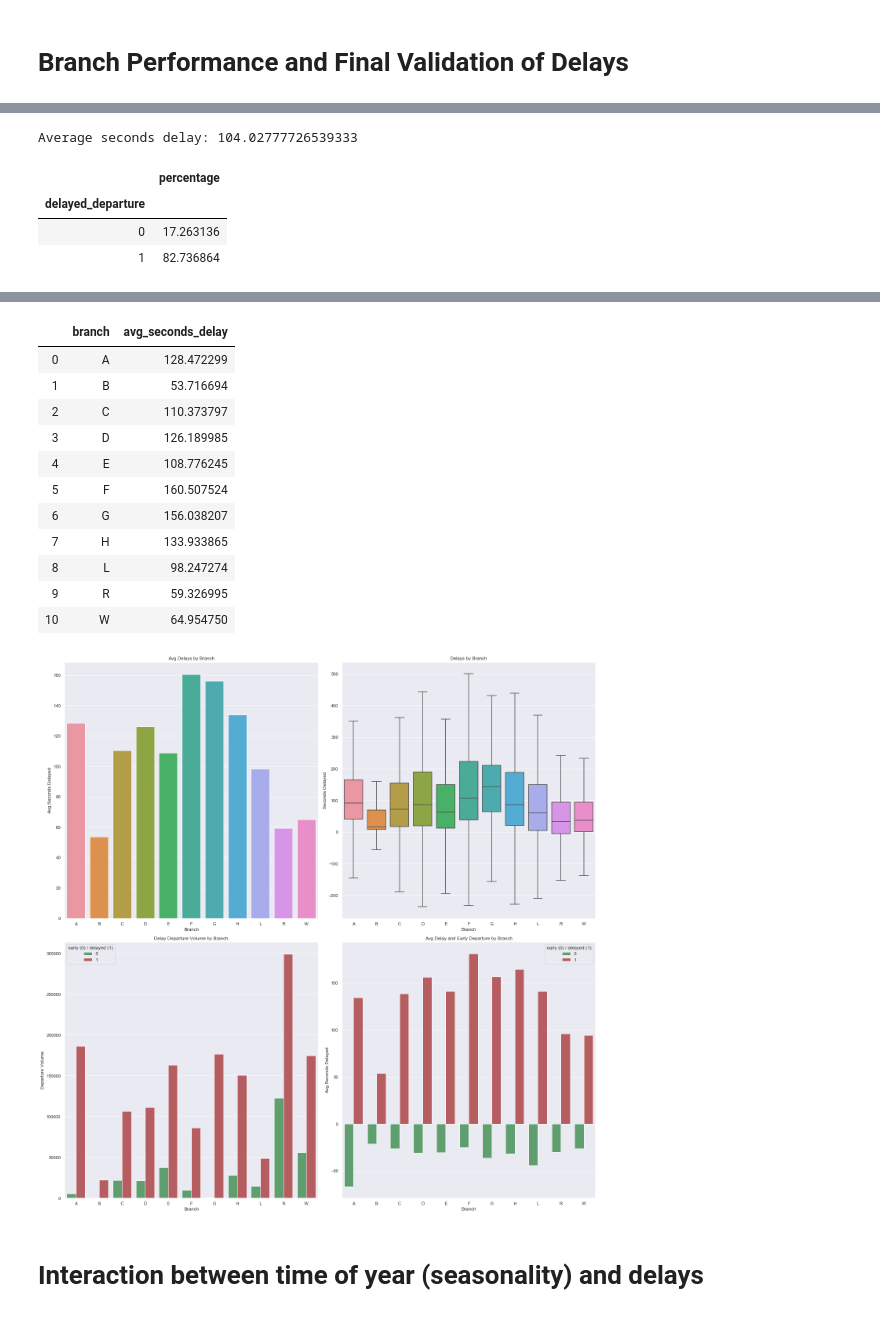
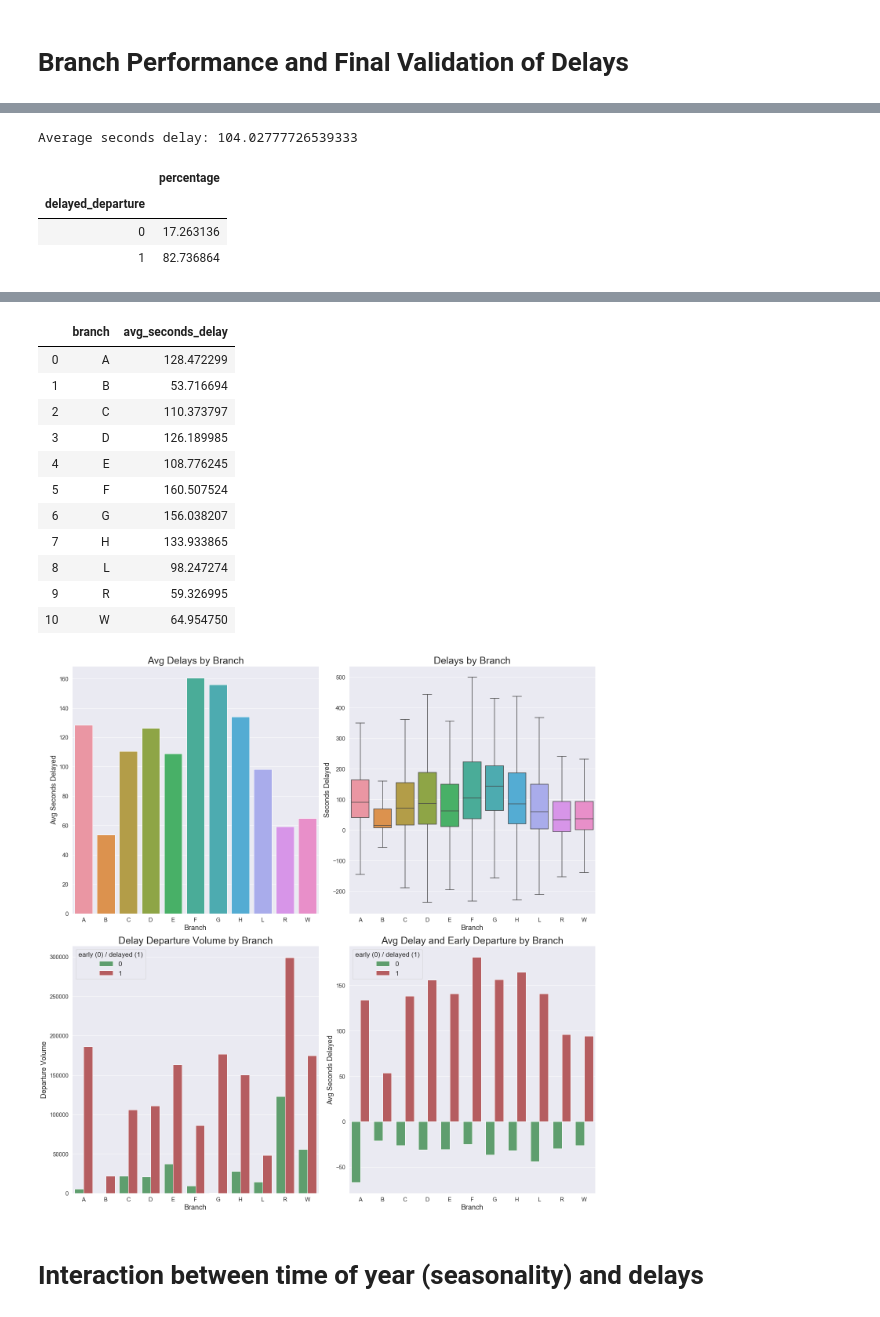
Before and after one commit to jasonsum/Springboard, a Jupyter notebook: Capstone1_RTD/RTD_Analysis.ipynb, the cells around one changed output, grey strips where cells are left out. Drawn from its saved outputs; the diff is of its cells as text; code cells hidden in the pictures.

```diff
--- a/Capstone1_RTD/RTD_Analysis.ipynb
+++ b/Capstone1_RTD/RTD_Analysis.ipynb
@@ -9,3 +10,13 @@ import scipy.stats as stats
+# %%
+params = {'legend.fontsize': 'x-large',
+         'axes.labelsize': 18,
+         'axes.titlesize':'large',
+         'xtick.labelsize':'large',
+         'ytick.labelsize':'large',
+         'legend.title_fontsize': 'x-large'
+ #        'figure.titlesize':'xx-large'
+         }
+pylab.rcParams.update(params)
 # %%
 # loading files
 file1_locations = 'Jan20 Rail Stops and Geocoded Locations.txt'
@@ -762,7 +773,8 @@ delays = trains_games[['BRANCH',
                         'FREE_RUNNING',
                         'STOPNAME',
                         'DEPARTURE_DELAY',
-                        'DELAYED_FLG',]].sort_values('BRANCH')
+                        'DELAYED_FLG',
+                        'TIME_PERIOD']].sort_values('BRANCH')
 # %%
 # Verify possible outliers of above 4000 seconds delayed and below -1000 seconds delayed
 display(trains_games[['BRANCH',
@@ -833,7 +845,7 @@ sns.barplot(x='branch',
              y='avg_seconds_delay',
              data = branch_mean_delay)
 plt.ylabel('Avg Seconds Delayed')
-plt.title('Avg Delays by Branch')
+plt.title('Avg Delays by Branch',size=25)
 plt.xlabel('Branch')
 
 
@@ -845,7 +857,7 @@ sns.boxplot(x='BRANCH',
              showfliers=False)
 plt.ylabel('Seconds Delayed')
 plt.xlabel('Branch')
-plt.title('Delays by Branch')
+plt.title('Delays by Branch',size=25)
 
 # proprotion of each branch's stations that have delayed or on-time/early departure
 plt.subplot(2,2,3)
@@ -856,7 +868,7 @@ sns.countplot(x='BRANCH',
                      0:'g'})
 plt.xlabel('Branch')
 plt.ylabel('Departure Volume')
-plt.title('Delay Departure Volume by Branch')
+plt.title('Delay Departure Volume by Branch',size=25)
 plt.legend(title='early (0) / delayed (1)')
 
 # average late and early departures by branch
@@ -874,7 +886,7 @@ sns.barplot(x='branch',
            )
 plt.xlabel('Branch')
 plt.ylabel('Avg Seconds Delayed')
-plt.title('Avg Delay and Early Departure by Branch')
+plt.title('Avg Delay and Early Departure by Branch',size=25)
 plt.legend(title='early (0) / delayed (1)')
 plt.tight_layout()
 plt.show()
@@ -888,16 +900,16 @@ Average seconds delay: 104.02777726539333
 |  | branch | avg_seconds_delay |
 | 0 | A | 128.472299 |
 | 1 | B | 53.716694 |
 | 2 | C | 110.373797 |
 | 3 | D | 126.189985 |
 | 4 | E | 108.776245 |
 | 5 | F | 160.507524 |
 | 6 | G | 156.038207 |
 | 7 | H | 133.933865 |
 | 8 | L | 98.247274 |
 | 9 | R | 59.326995 |
 | 10 | W | 64.954750 |
-[figure, old version]
+[figure, new version]
 # %% [markdown]
 # Interaction between time of year (seasonality) and delays
 # %%
```
Also changed, not shown: parts of 6 cells of this notebook.
